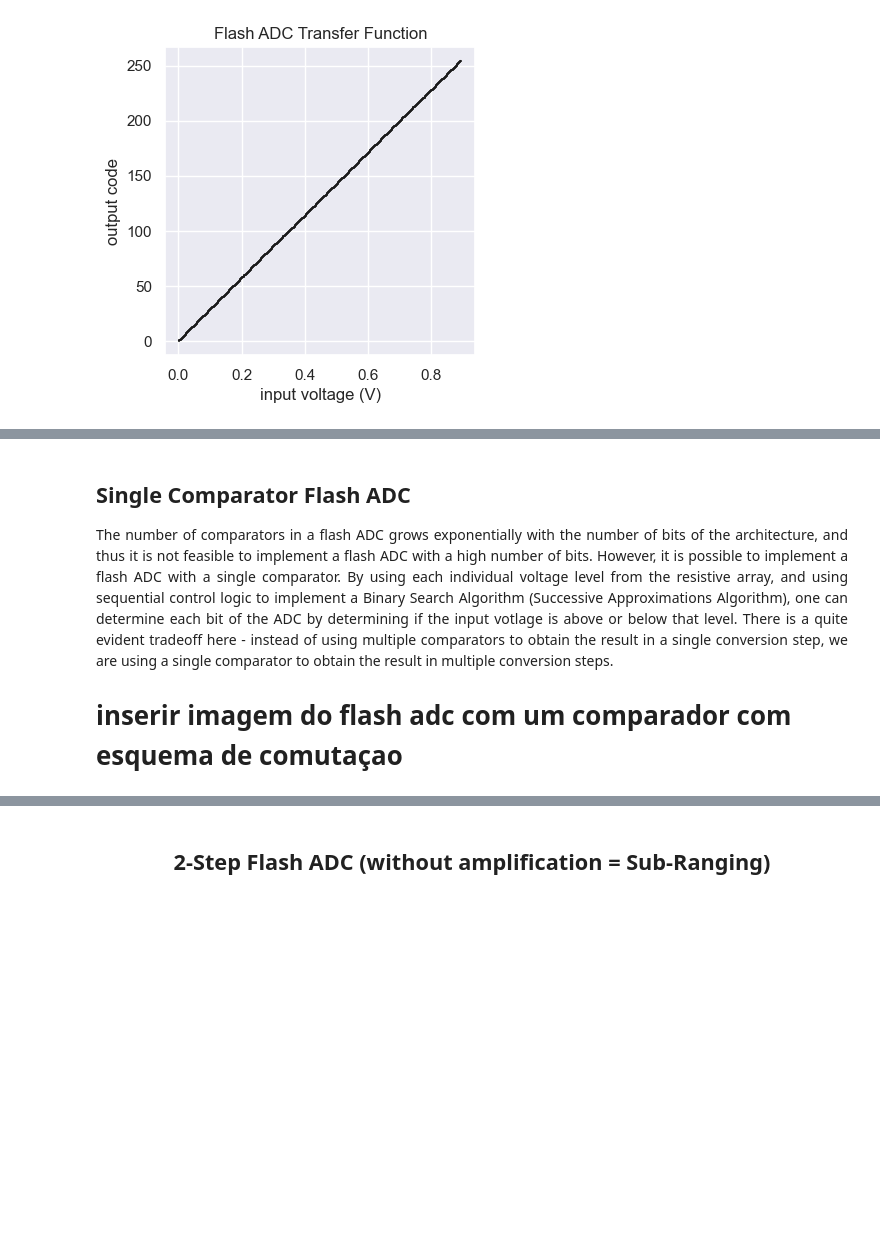
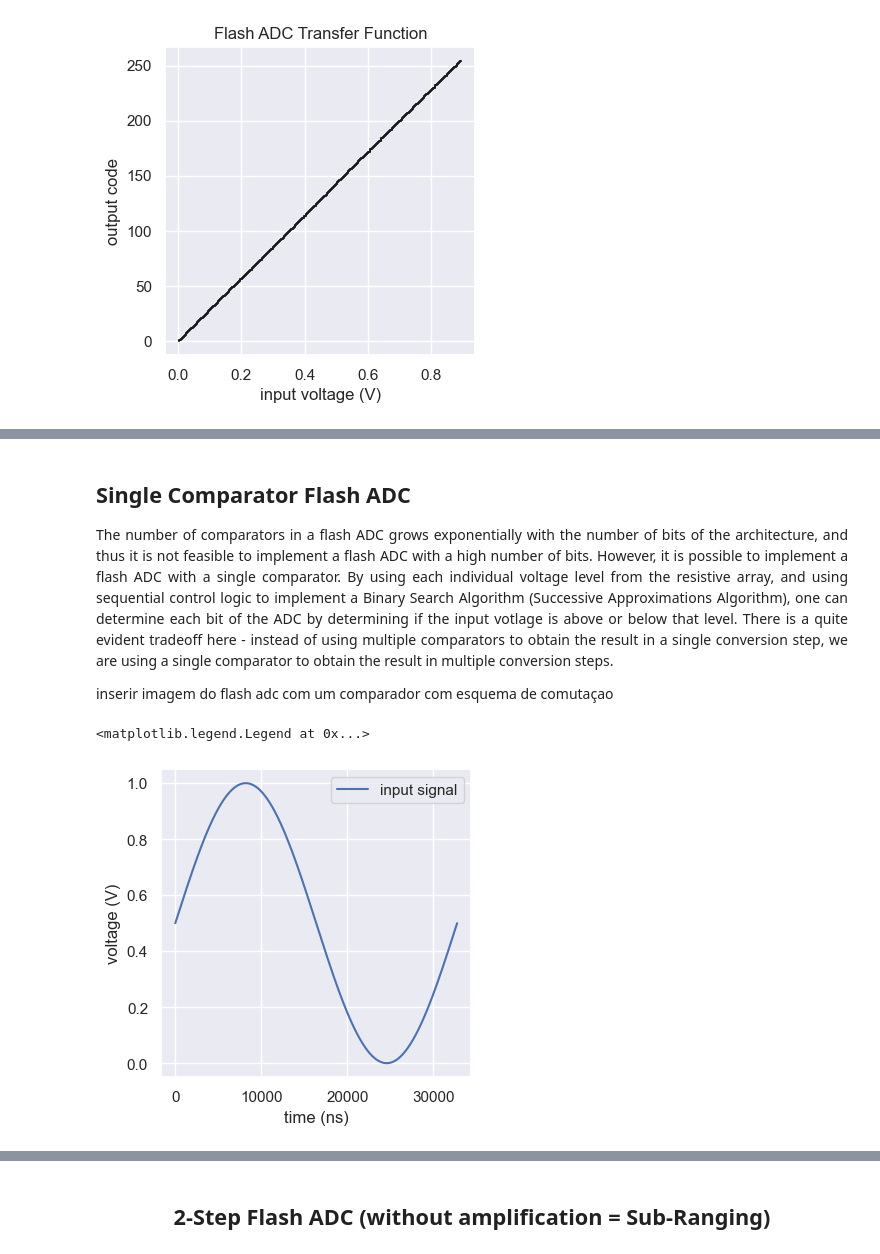
Before and after one commit to das-dias/signal-converters-notebooks, a Jupyter notebook: practical_classes/practical_class_9.ipynb, the cells around one changed output, grey strips where cells are left out. Saved outputs shown, nothing was run; the diff lists cells and outputs as text; code cells hidden in the pictures; blank space fills up the shorter version.

Commit message:
Single Comp. Flash ADC modelled

```diff
--- a/practical_classes/practical_class_9.ipynb
+++ b/practical_classes/practical_class_9.ipynb
@@ -391,4 +386,29 @@ Text(0.5, 1.0, 'ADC linearity against comparator offset')
     The number of comparators in a flash ADC grows exponentially with the number of bits of the architecture, and thus it is not feasible to implement a flash ADC with a high number of bits. However, it is possible to implement a flash ADC with a single comparator. By using each individual voltage level from the resistive array, and using sequential control logic to implement a Binary Search Algorithm (Successive Approximations Algorithm), one can determine each bit of the ADC by determining if the input votlage is above or below that level. There is a quite evident tradeoff here - instead of using multiple comparators to obtain the result in a single conversion step, we are using a single comparator to obtain the result in multiple conversion steps.
 </p>
 
-# inserir imagem do flash adc com um comparador com esquema de comutaçao
+inserir imagem do flash adc com um comparador com esquema de comutaçao
+# %%
+# inicialize the adc parameters
+nbits = 8
+vdd = 1.0
+vss = 0.0
+vref = vdd
+vlsb = vref/(2**nbits)
+
+# setup the input signal of the adc at maximum power
+
+A2 = vref/2
+f2 = (Fs/Np) # Hz
+vcm = (vdd + vss)/2
+ph2 = 0 # rad
+vin2_t = A2*np.sin(2*np.pi*f2*tD + ph2) + vcm
+# %%
+# observe the input signal
+fig, ax = plt.subplots(1,1, figsize=(4,4))
+ax.plot(tD/ns, vin2_t, 'b', label='input signal')
+ax.set_xlabel('time (ns)')
+ax.set_ylabel('voltage (V)')
+ax.legend()
+# %% [output]
+<matplotlib.legend.Legend at 0x...>
+[figure, added]
```
Also changed, not shown: parts of 14 cells of this notebook.
